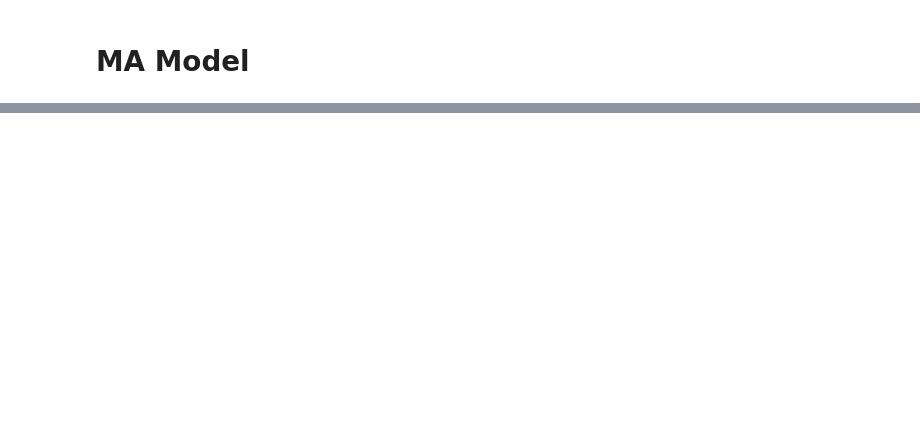
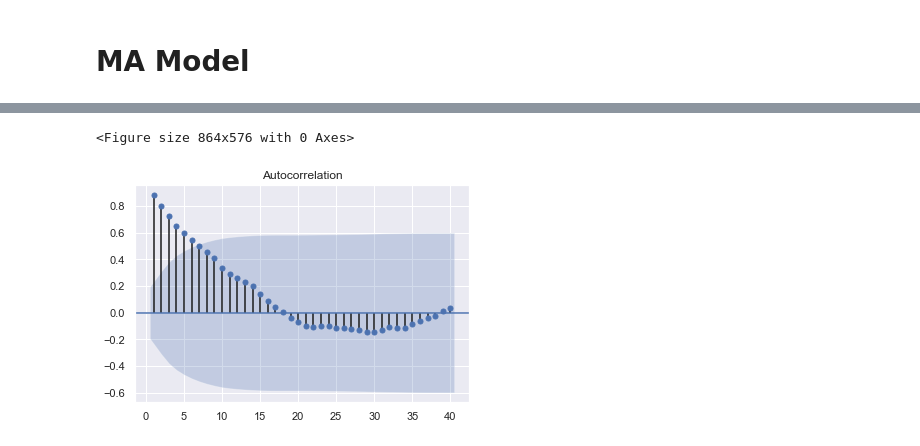
Before and after one commit to DataEcon/Springboard, a Jupyter notebook: Capstone Project Two/Code/Modeling 1.ipynb, the cells around one changed output, grey strips where cells are left out. Drawn from its saved outputs; the diff is of its cells as text; code cells hidden in the pictures; blank space fills up the shorter version.

```diff
--- a/Capstone Project Two/Code/Modeling 1.ipynb
+++ b/Capstone Project Two/Code/Modeling 1.ipynb
@@ -229,9 +288,12 @@ print("n\LLTest P-value = " + str(LLR_test(result_ar10, result_ar15, DF = 5)))
 # %%
 # ACF of differenced data
 
 plt.figure(figsize = (12, 8))
-plot_acf(train_data.first_diff_adj_stock, lags = 40, zero = False)
+plot_acf(train_data.adjusted_close, lags = 40, zero = False)
 plt.show()
+# %% [output]
+<Figure size 864x576 with 0 Axes>
+[figure, added]
 # %%
 # MA ORDER 1
 ma1_model = ARMA(train_data.adjusted_close, order = (0,1))
```
Also changed, not shown: parts of 32 cells of this notebook, 2 other files.
